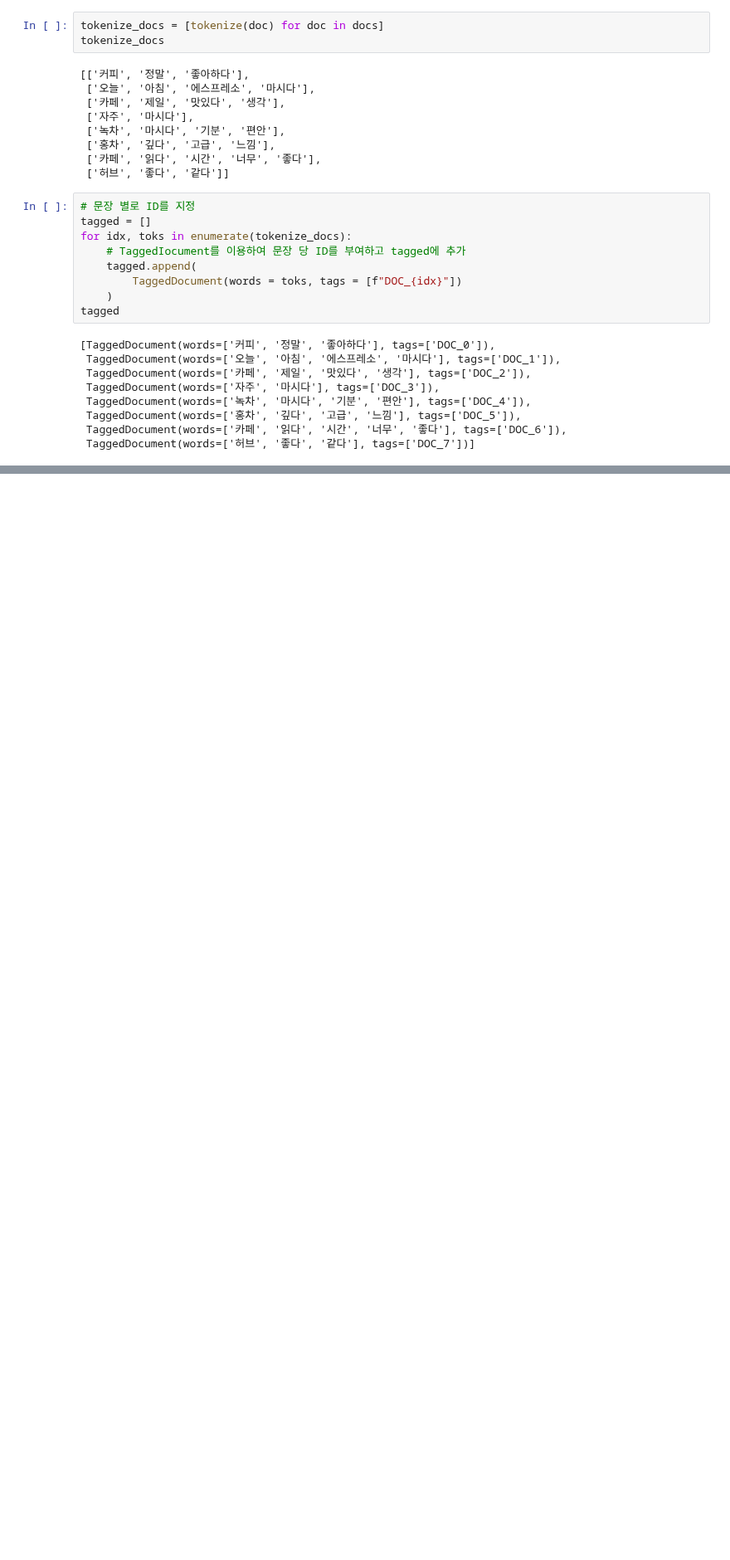
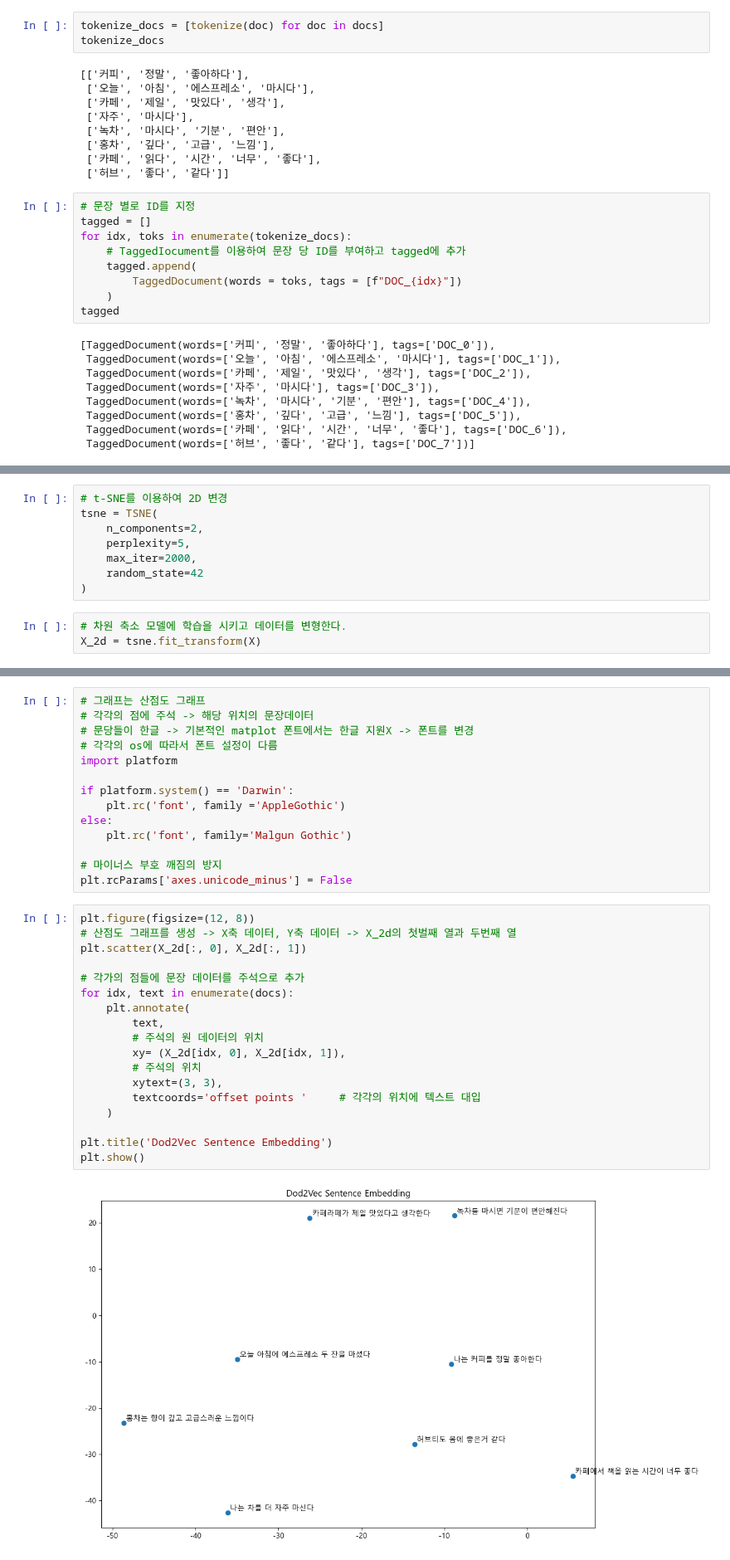
Before and after one commit to JungHyun7/multicam, a Jupyter notebook: 20251103/Doc2Vec.ipynb, the cells around one changed output, grey strips where cells are left out. Shown at 83% size. Saved outputs shown, nothing was run; the diff lists cells and outputs as text; blank space fills up the shorter version.

```diff
--- a/20251103/Doc2Vec.ipynb
+++ b/20251103/Doc2Vec.ipynb
@@ -125,0 +183,11 @@ tagged
+# %%
+# t-SNE를 이용하여 2D 변경
+tsne = TSNE(
+    n_components=2,
+    perplexity=5,
+    max_iter=2000,
+    random_state=42
+)
+# %%
+# 차원 축소 모델에 학습을 시키고 데이터를 변형한다.
+X_2d = tsne.fit_transform(X)
@@ -125,0 +200,34 @@ tagged
+# %%
+# 그래프는 산점도 그래프
+# 각각의 점에 주석 -> 해당 위치의 문장데이터
+# 문당들이 한글 -> 기본적인 matplot 폰트에서는 한글 지원X -> 폰트를 변경
+# 각각의 os에 따라서 폰트 설정이 다름
+import platform
+
+if platform.system() == 'Darwin':
+    plt.rc('font', family ='AppleGothic')
+else:
+    plt.rc('font', family='Malgun Gothic')
+
+# 마이너스 부호 깨짐의 방지
+plt.rcParams['axes.unicode_minus'] = False
+# %%
+plt.figure(figsize=(12, 8))
+# 산점도 그래프를 생성 -> X축 데이터, Y축 데이터 -> X_2d의 첫벌째 열과 두번째 열
+plt.scatter(X_2d[:, 0], X_2d[:, 1])
+
+# 각가의 점들에 문장 데이터를 주석으로 추가
+for idx, text in enumerate(docs):
+    plt.annotate(
+        text,
+        # 주석의 원 데이터의 위치
+        xy= (X_2d[idx, 0], X_2d[idx, 1]),
+        # 주석의 위치
+        xytext=(3, 3),
+        textcoords='offset points '     # 각각의 위치에 텍스트 대입
+    )
+
+plt.title('Dod2Vec Sentence Embedding')
+plt.show()
+# %% [output]
+[figure, added]
```
Also changed, not shown: parts of 7 cells of this notebook.
